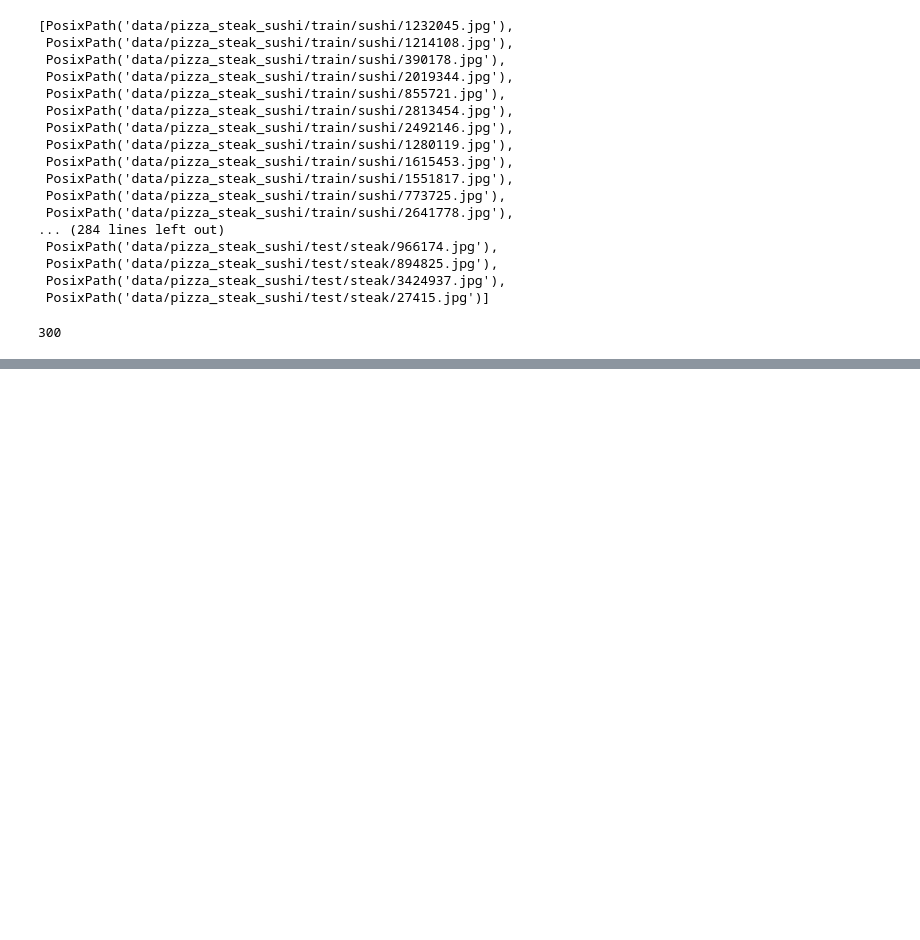
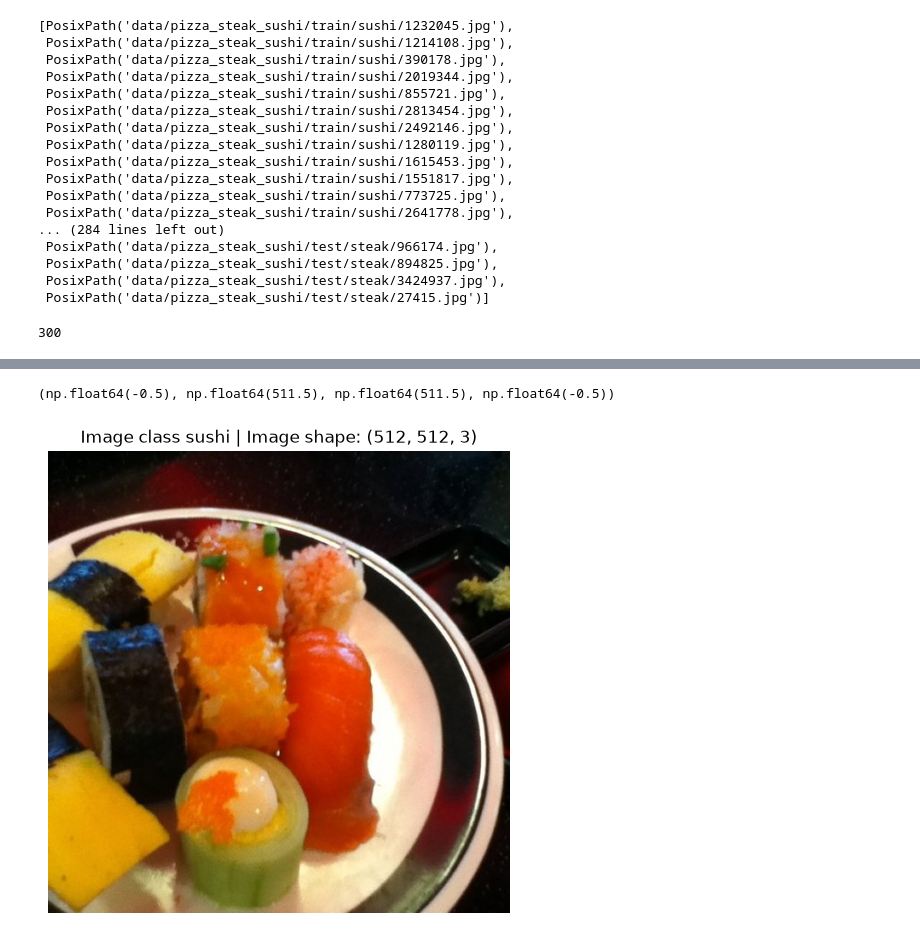
Before and after one commit to HHZPROGRAMMER/-PyTorch-earning-notebooks-covering-tensors-linear-models-classification-CNNs-RNNs-and-Transformers., a Jupyter notebook: CUSTOM_DATASET.ipynb, the cells around one changed output, grey strips where cells are left out. Saved outputs shown, nothing was run; the diff lists cells and outputs as text; code cells hidden in the pictures; blank space fills up the shorter version.

```diff
--- a/CUSTOM_DATASET.ipynb
+++ b/CUSTOM_DATASET.ipynb
@@ -111,0 +115,10 @@ Image: 512
+# %%
+image_as_array=np.asarray(img)
+
+plt.figure(figsize=(10,6))
+plt.imshow(image_as_array)
+plt.title(f"Image class {image_class} | Image shape: {image_as_array.shape}")
+plt.axis(False)
+# %% [output]
+(np.float64(-0.5), np.float64(511.5), np.float64(511.5), np.float64(-0.5))
+[figure, added]
```
Also changed, not shown: parts of 39 cells of this notebook, 1 other file.
